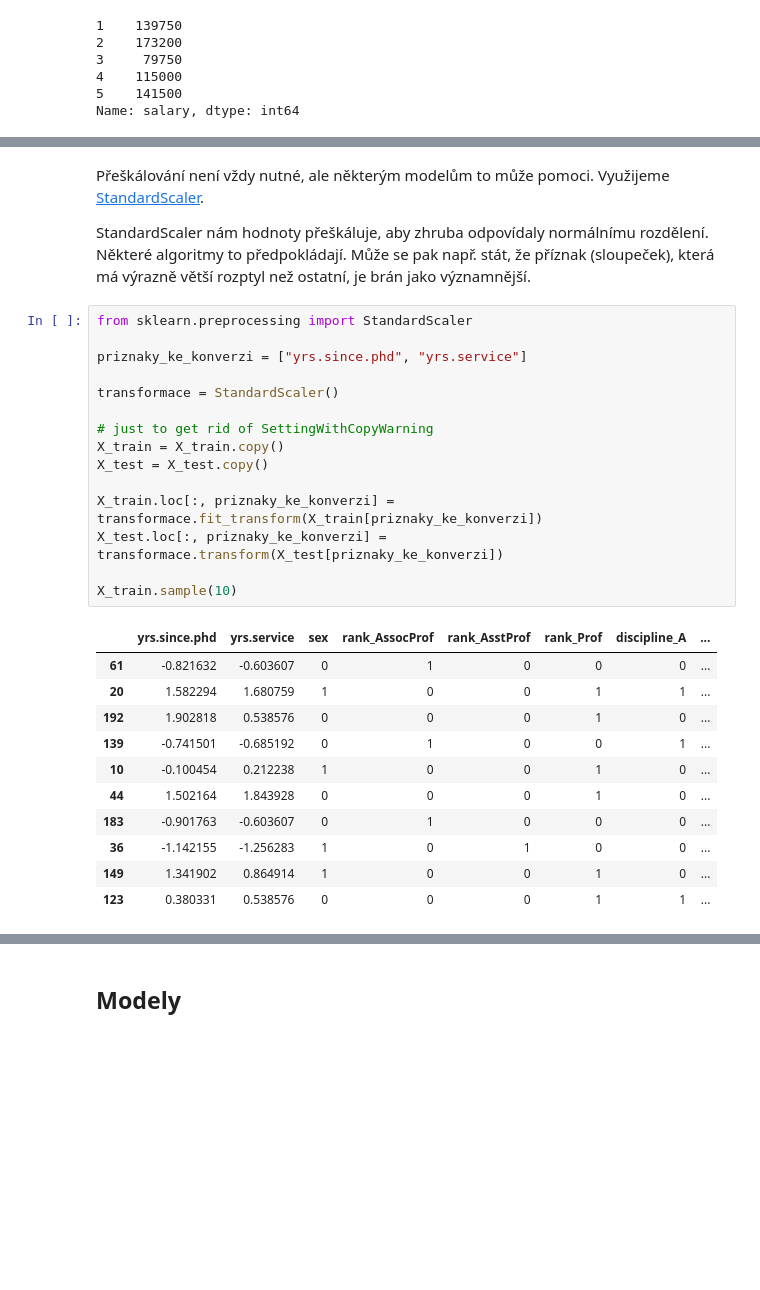
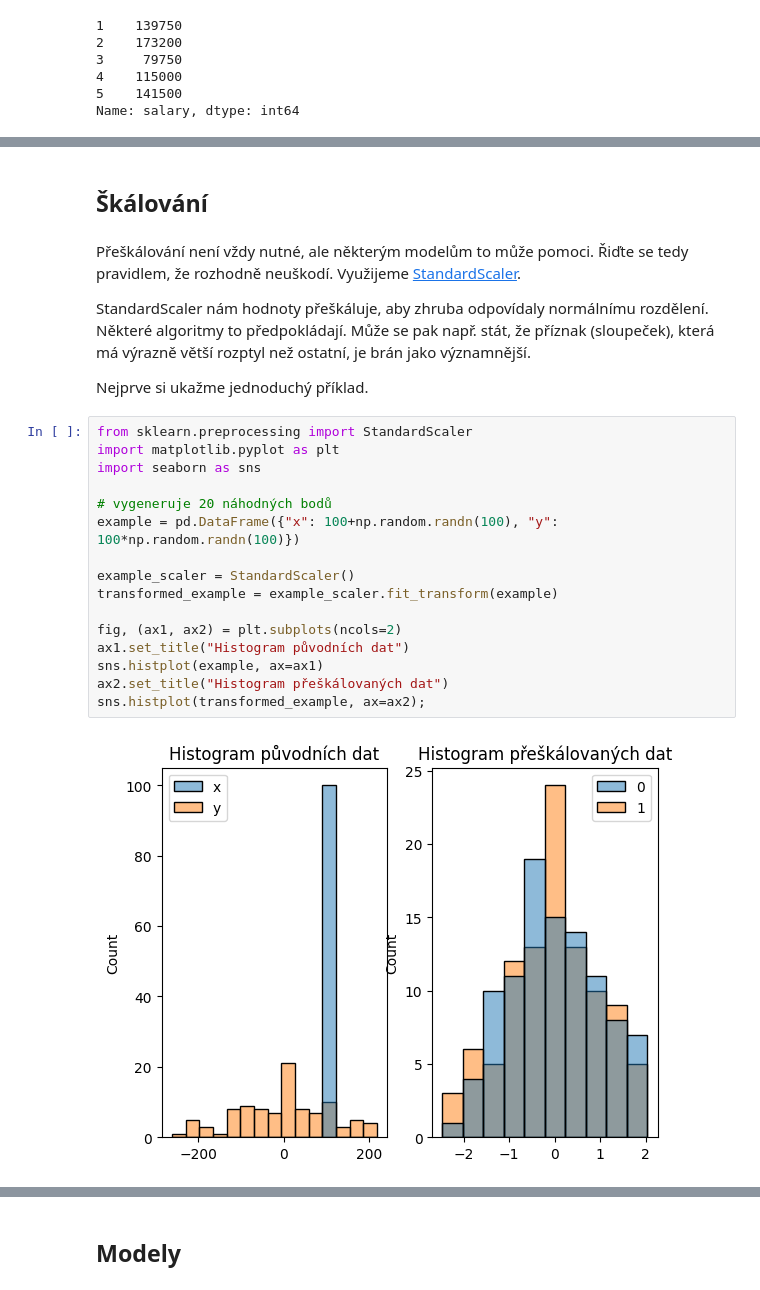
Before and after one commit to PyDataCZ/pyladies-kurz, a Jupyter notebook: lessons/pydata/scikitlearn_api/index.ipynb, the cells around one changed output, grey strips where cells are left out. Drawn from its saved outputs; the diff is of its cells as text; blank space fills up the shorter version.

```diff
--- a/lessons/pydata/scikitlearn_api/index.ipynb
+++ b/lessons/pydata/scikitlearn_api/index.ipynb
@@ -155,32 +173,27 @@ X_train, X_test, y_train, y_test = train_test_split(X, y, test_size=0.3)
+# %% [markdown]
+## Škálování
 # %% [markdown]
-Přeškálování není vždy nutné, ale některým modelům to může pomoci.
+Přeškálování není vždy nutné, ale některým modelům to může pomoci. Řiďte se tedy pravidlem, že rozhodně neuškodí.
 Využijeme [StandardScaler](https://scikit-learn.org/stable/modules/generated/sklearn.preprocessing.StandardScaler.html#sklearn.preprocessing.StandardScaler).
 
 StandardScaler nám hodnoty přeškáluje, aby zhruba odpovídaly normálnímu rozdělení. Některé algoritmy to předpokládají. Může se pak např. stát, že příznak (sloupeček), která má výrazně větší rozptyl než ostatní, je brán jako významnější.
+
+Nejprve si ukažme jednoduchý příklad.
-# %%
-from sklearn.preprocessing import StandardScaler
-
-priznaky_ke_konverzi = ["yrs.since.phd", "yrs.service"]
-
-transformace = StandardScaler()
-
-# just to get rid of SettingWithCopyWarning
-X_train = X_train.copy()
-X_test = X_test.copy()
-
-X_train.loc[:, priznaky_ke_konverzi] = transformace.fit_transform(X_train[priznaky_ke_konverzi])
-X_test.loc[:, priznaky_ke_konverzi] = transformace.transform(X_test[priznaky_ke_konverzi])
-
-X_train.sample(10)
-# %% [output]
-|  | yrs.since.phd | yrs.service | sex | rank_AssocProf | rank_AsstProf | rank_Prof | discipline_A | ... |
-| 61 | -0.821632 | -0.603607 | 0 | 1 | 0 | 0 | 0 | ... |
-| 20 | 1.582294 | 1.680759 | 1 | 0 | 0 | 1 | 1 | ... |
-| 192 | 1.902818 | 0.538576 | 0 | 0 | 0 | 1 | 0 | ... |
-| 139 | -0.741501 | -0.685192 | 0 | 1 | 0 | 0 | 1 | ... |
-| 10 | -0.100454 | 0.212238 | 1 | 0 | 0 | 1 | 0 | ... |
-| 44 | 1.502164 | 1.843928 | 0 | 0 | 0 | 1 | 0 | ... |
-| 183 | -0.901763 | -0.603607 | 0 | 1 | 0 | 0 | 0 | ... |
-| 36 | -1.142155 | -1.256283 | 1 | 0 | 1 | 0 | 0 | ... |
-| 149 | 1.341902 | 0.864914 | 1 | 0 | 0 | 1 | 0 | ... |
-| 123 | 0.380331 | 0.538576 | 0 | 0 | 0 | 1 | 1 | ... |
+# %%
+from sklearn.preprocessing import StandardScaler
+import matplotlib.pyplot as plt
+import seaborn as sns
+
+# vygeneruje 20 náhodných bodů
+example = pd.DataFrame({"x": 100+np.random.randn(100), "y": 100*np.random.randn(100)})
+
+example_scaler = StandardScaler()
+transformed_example = example_scaler.fit_transform(example)
+
+fig, (ax1, ax2) = plt.subplots(ncols=2)
+ax1.set_title("Histogram původních dat")
+sns.histplot(example, ax=ax1)
+ax2.set_title("Histogram přeškálovaných dat")
+sns.histplot(transformed_example, ax=ax2);
+# %% [output]
+[figure, added]
```
Also changed, not shown: parts of 35 cells of this notebook, 3 other files.
